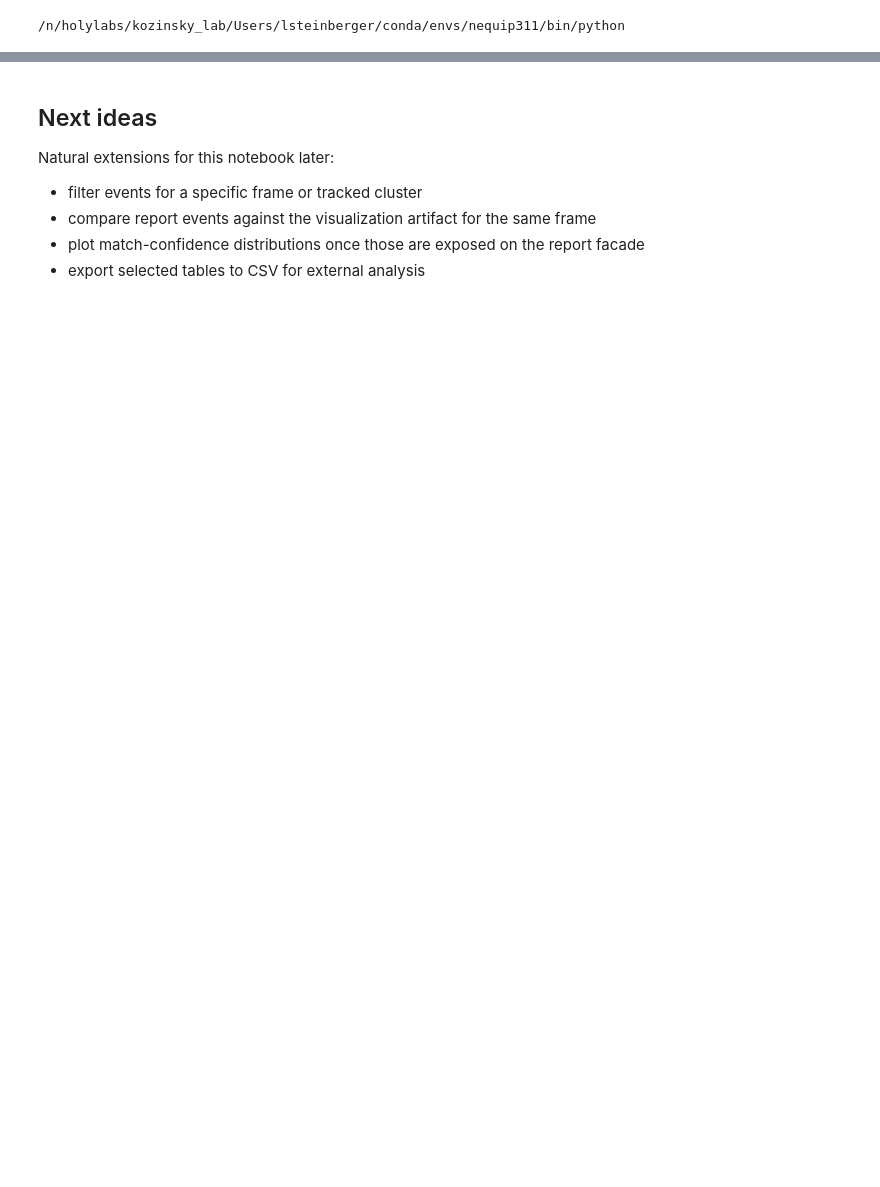
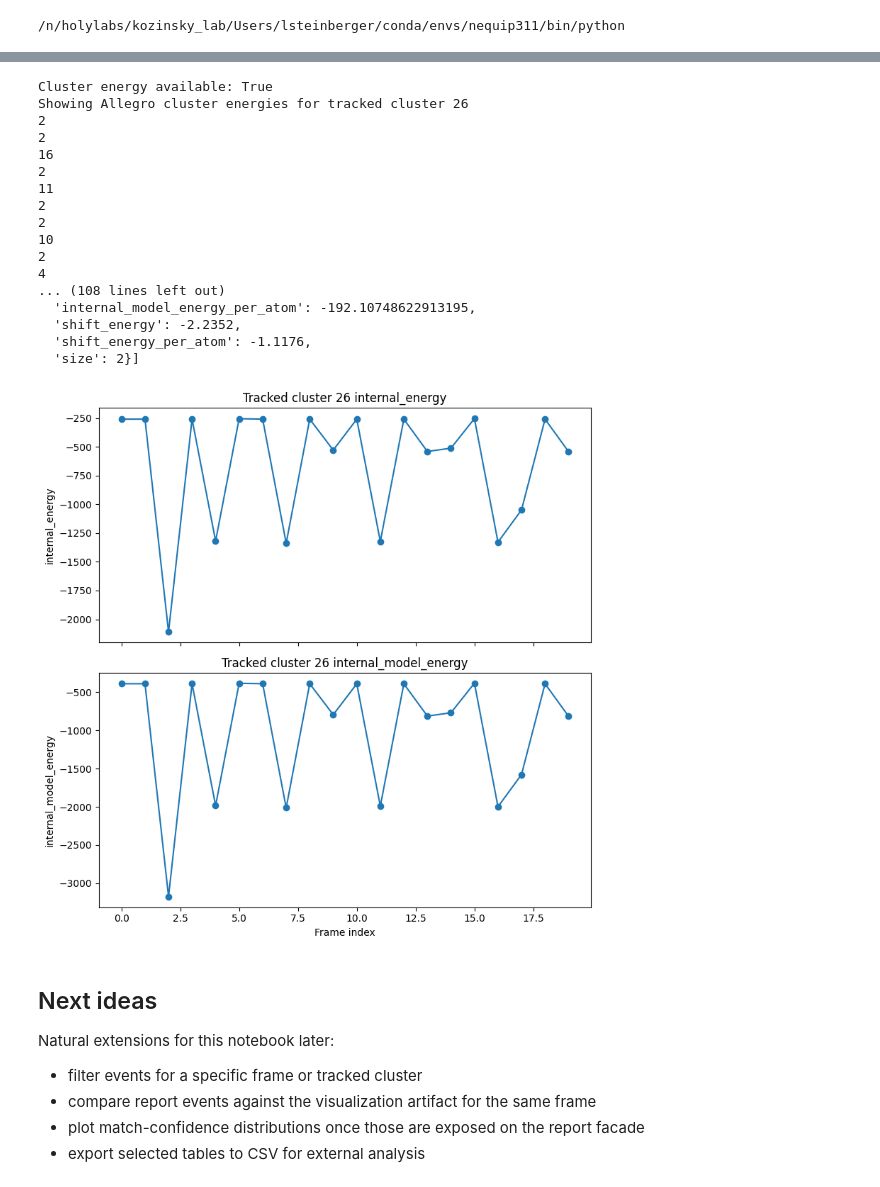
Before and after one commit to Steinburglar/graphcluster, a Jupyter notebook: notebooks/inspect_lifecycle_report.ipynb, the cells around one changed output, grey strips where cells are left out. Drawn from its saved outputs; the diff is of its cells as text; code cells hidden in the pictures; blank space fills up the shorter version.

```diff
--- a/notebooks/inspect_lifecycle_report.ipynb
+++ b/notebooks/inspect_lifecycle_report.ipynb
@@ -154,3 +159,46 @@ Top cluster lifetimes:
+# %%
+print("Cluster energy available:", report.has_cluster_energy())
+
+if report.has_cluster_energy():
+    CLUSTER_ID = 26  # easy switch
+    energy_timeseries = report.get_cluster_energy_timeseries(CLUSTER_ID)
+    print(f"Showing Allegro cluster energies for tracked cluster {CLUSTER_ID}")
+    for frame in energy_timeseries:
+        print(frame["size"])
+    pprint(energy_timeseries[:6])
+
+    fig, axes = report.plot_cluster_energy_timeseries(
+        CLUSTER_ID,
+        components=(
+            "internal_energy",
+            #"external_energy_per_atom",
+            "internal_model_energy",
+            #"external_model_energy",
+            #"shift_energy",
+        ),
+    )
+
+else:
+    print("This report does not contain cluster energy summaries.")
+# %% [output]
+Cluster energy available: True
+Showing Allegro cluster energies for tracked cluster 26
+2
+2
+16
+2
+11
+2
+2
+10
+2
+4
+... (108 lines left out)
+  'internal_model_energy_per_atom': -192.10748622913195,
+  'shift_energy': -2.2352,
+  'shift_energy_per_atom': -1.1176,
+  'size': 2}]
+[figure, added]
 # %% [markdown]
 ## Next ideas
 
```
Also changed, not shown: parts of 8 cells of this notebook, 30 other files.
